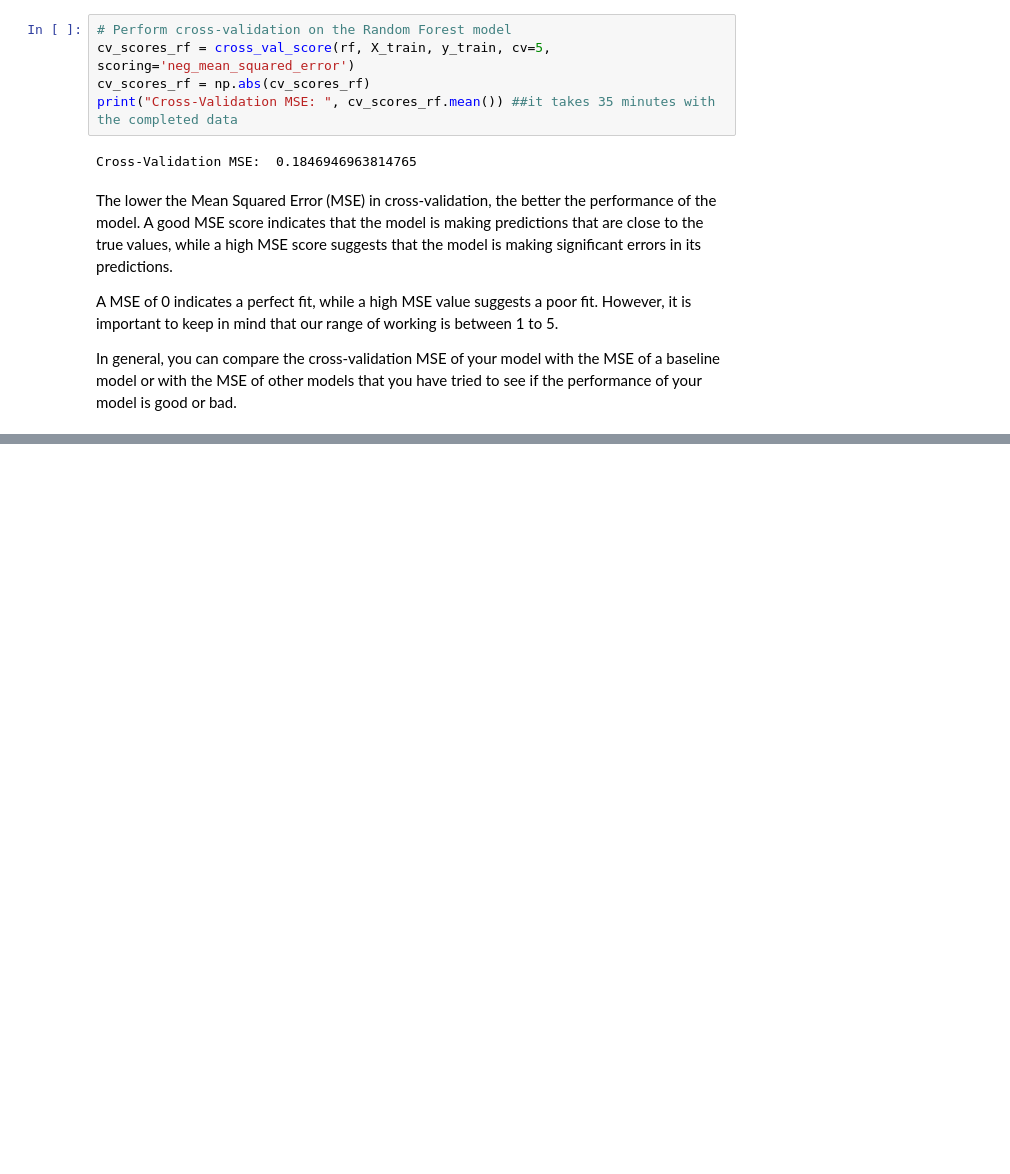
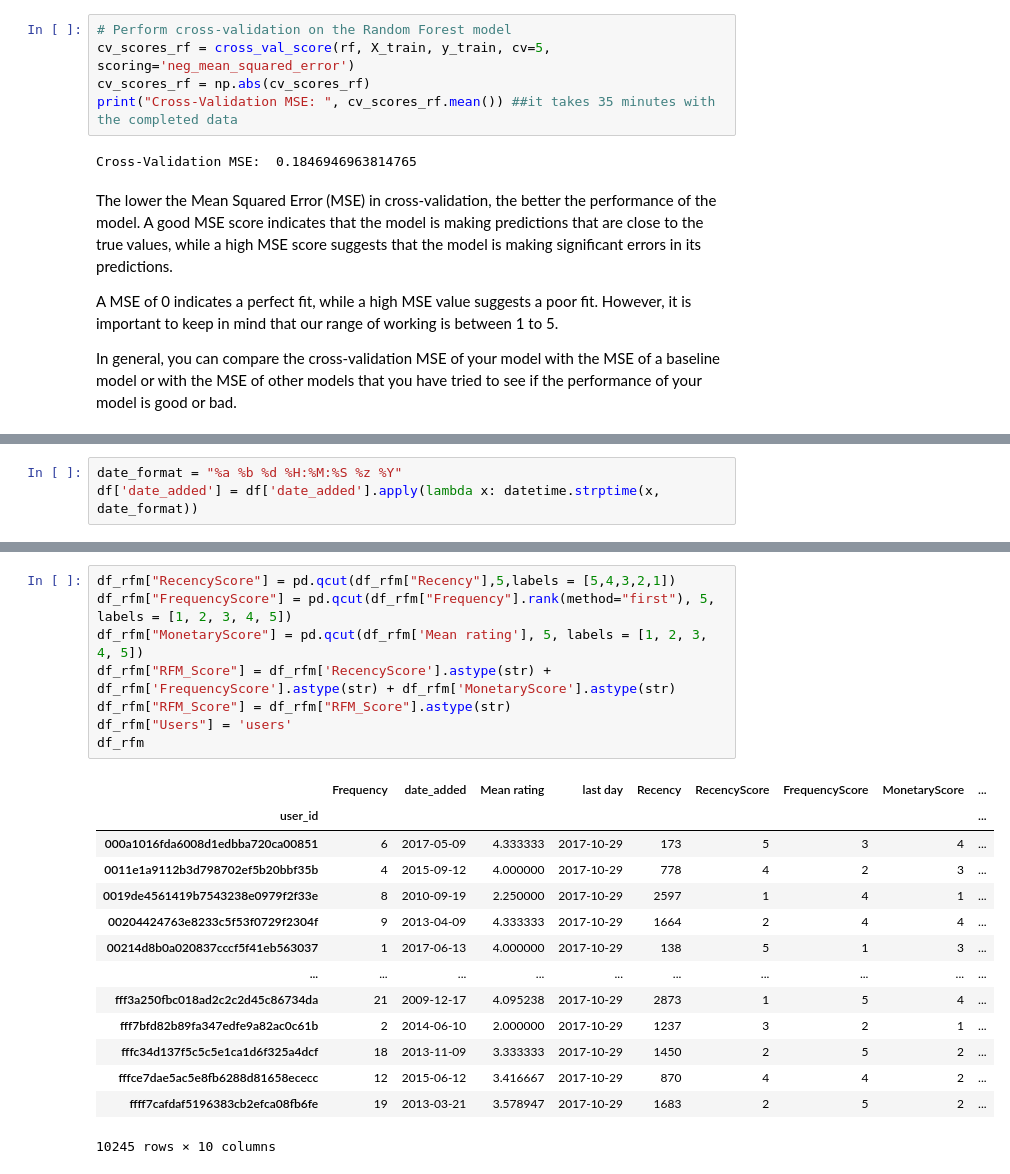
Before and after one commit to edofarias/Good-reads--reviews, a Jupyter notebook: Goodreads.ipynb, the cells around one changed output, grey strips where cells are left out. Cells and saved outputs as stored; diff of their text form; blank space fills up the shorter version.

```diff
--- a/Goodreads.ipynb
+++ b/Goodreads.ipynb
@@ -593,0 +645,3 @@ In general, you can compare the cross-validation MSE of your model with the MSE
+# %%
+date_format = "%a %b %d %H:%M:%S %z %Y"
+df['date_added'] = df['date_added'].apply(lambda x: datetime.strptime(x, date_format))
@@ -593,0 +705,23 @@ In general, you can compare the cross-validation MSE of your model with the MSE
+# %%
+df_rfm["RecencyScore"] = pd.qcut(df_rfm["Recency"],5,labels = [5,4,3,2,1])
+df_rfm["FrequencyScore"] = pd.qcut(df_rfm["Frequency"].rank(method="first"), 5, labels = [1, 2, 3, 4, 5])
+df_rfm["MonetaryScore"] = pd.qcut(df_rfm['Mean rating'], 5, labels = [1, 2, 3, 4, 5])
+df_rfm["RFM_Score"] = df_rfm['RecencyScore'].astype(str) + df_rfm['FrequencyScore'].astype(str) + df_rfm['MonetaryScore'].astype(str)
+df_rfm["RFM_Score"] = df_rfm["RFM_Score"].astype(str)
+df_rfm["Users"] = 'users'
+df_rfm
+# %% [output]
+|  | Frequency | date_added | Mean rating | last day | Recency | RecencyScore | FrequencyScore | MonetaryScore | ... |
+| user_id |  |  |  |  |  |  |  |  | ... |
+| 000a1016fda6008d1edbba720ca00851 | 6 | 2017-05-09 | 4.333333 | 2017-10-29 | 173 | 5 | 3 | 4 | ... |
+| 0011e1a9112b3d798702ef5b20bbf35b | 4 | 2015-09-12 | 4.000000 | 2017-10-29 | 778 | 4 | 2 | 3 | ... |
+| 0019de4561419b7543238e0979f2f33e | 8 | 2010-09-19 | 2.250000 | 2017-10-29 | 2597 | 1 | 4 | 1 | ... |
+| 00204424763e8233c5f53f0729f2304f | 9 | 2013-04-09 | 4.333333 | 2017-10-29 | 1664 | 2 | 4 | 4 | ... |
+| 00214d8b0a020837cccf5f41eb563037 | 1 | 2017-06-13 | 4.000000 | 2017-10-29 | 138 | 5 | 1 | 3 | ... |
+| ... | ... | ... | ... | ... | ... | ... | ... | ... | ... |
+| fff3a250fbc018ad2c2c2d45c86734da | 21 | 2009-12-17 | 4.095238 | 2017-10-29 | 2873 | 1 | 5 | 4 | ... |
+| fff7bfd82b89fa347edfe9a82ac0c61b | 2 | 2014-06-10 | 2.000000 | 2017-10-29 | 1237 | 3 | 2 | 1 | ... |
+| fffc34d137f5c5c5e1ca1d6f325a4dcf | 18 | 2013-11-09 | 3.333333 | 2017-10-29 | 1450 | 2 | 5 | 2 | ... |
+| fffce7dae5ac5e8fb6288d81658ececc | 12 | 2015-06-12 | 3.416667 | 2017-10-29 | 870 | 4 | 4 | 2 | ... |
+| ffff7cafdaf5196383cb2efca08fb6fe | 19 | 2013-03-21 | 3.578947 | 2017-10-29 | 1683 | 2 | 5 | 2 | ... |
+10245 rows × 10 columns
```
Also changed, not shown: parts of 14 cells of this notebook.
